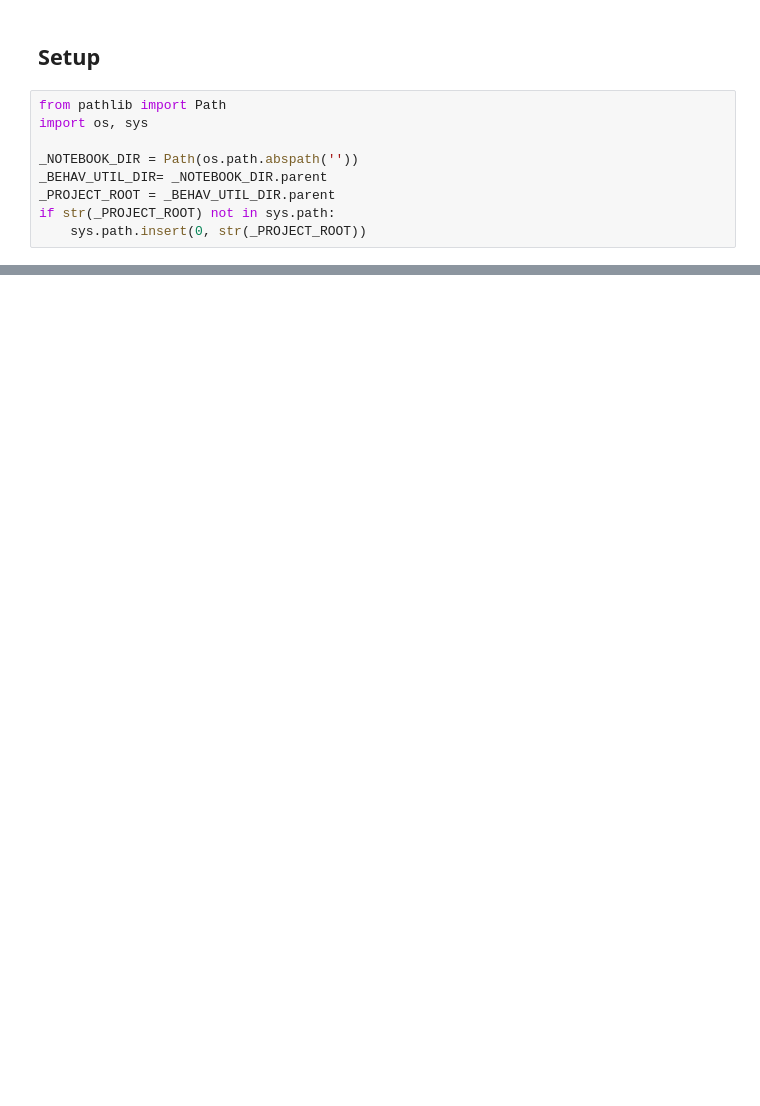
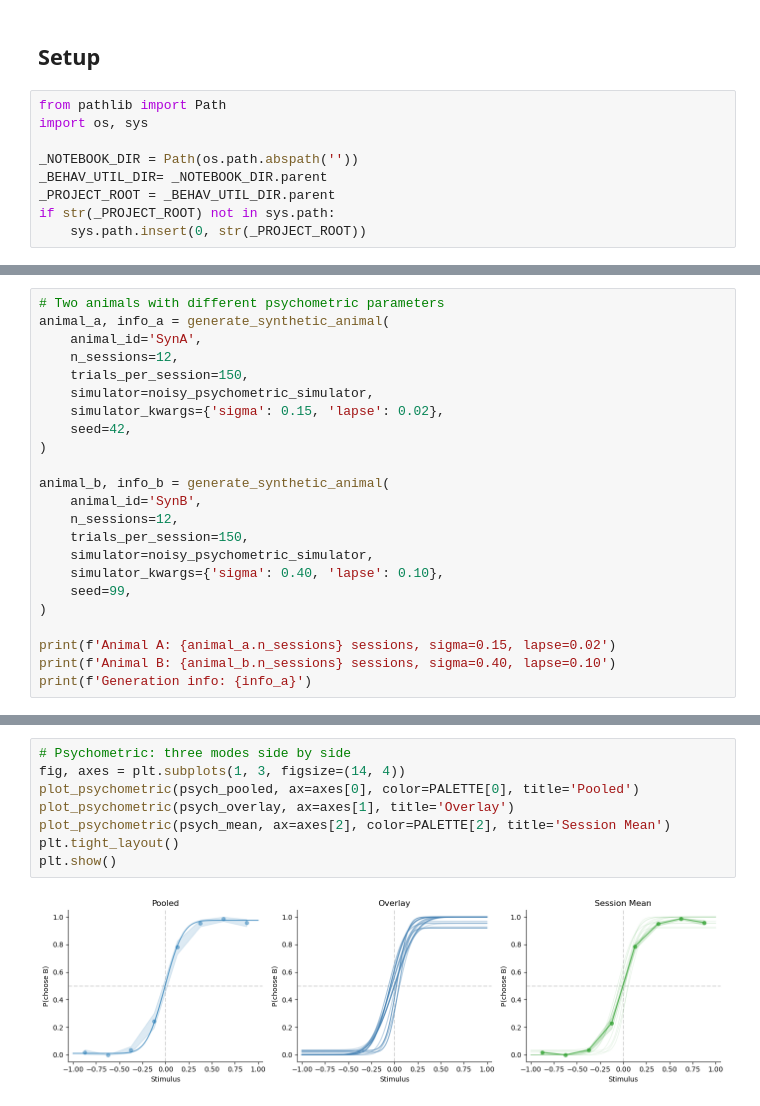
Before and after one commit to serkanshentyurk/sound_categorisation, a Jupyter notebook: behav_utils/notebooks/example_workflow.ipynb, the cells around one changed output, grey strips where cells are left out. Saved outputs shown, nothing was run; the diff lists cells and outputs as text; blank space fills up the shorter version.

```diff
--- a/behav_utils/notebooks/example_workflow.ipynb
+++ b/behav_utils/notebooks/example_workflow.ipynb
@@ -230,0 +66,23 @@ plt.show()
+# %%
+# Two animals with different psychometric parameters
+animal_a, info_a = generate_synthetic_animal(
+    animal_id='SynA',
+    n_sessions=12,
+    trials_per_session=150,
+    simulator=noisy_psychometric_simulator,
+    simulator_kwargs={'sigma': 0.15, 'lapse': 0.02},
+    seed=42,
+)
+
+animal_b, info_b = generate_synthetic_animal(
+    animal_id='SynB',
+    n_sessions=12,
+    trials_per_session=150,
+    simulator=noisy_psychometric_simulator,
+    simulator_kwargs={'sigma': 0.40, 'lapse': 0.10},
+    seed=99,
+)
+
+print(f'Animal A: {animal_a.n_sessions} sessions, sigma=0.15, lapse=0.02')
+print(f'Animal B: {animal_b.n_sessions} sessions, sigma=0.40, lapse=0.10')
+print(f'Generation info: {info_a}')
@@ -230,0 +387,10 @@ plt.show()
+# %%
+# Psychometric: three modes side by side
+fig, axes = plt.subplots(1, 3, figsize=(14, 4))
+plot_psychometric(psych_pooled, ax=axes[0], color=PALETTE[0], title='Pooled')
+plot_psychometric(psych_overlay, ax=axes[1], title='Overlay')
+plot_psychometric(psych_mean, ax=axes[2], color=PALETTE[2], title='Session Mean')
+plt.tight_layout()
+plt.show()
+# %% [output]
+[figure, added]
```
Also changed, not shown: parts of 82 cells of this notebook, 1 other file.
